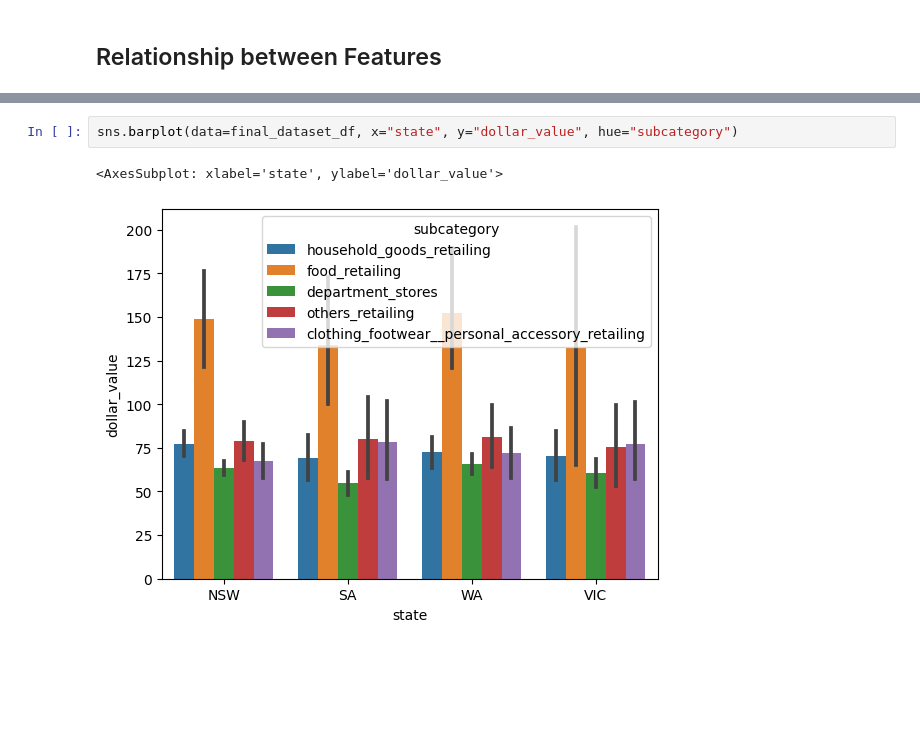
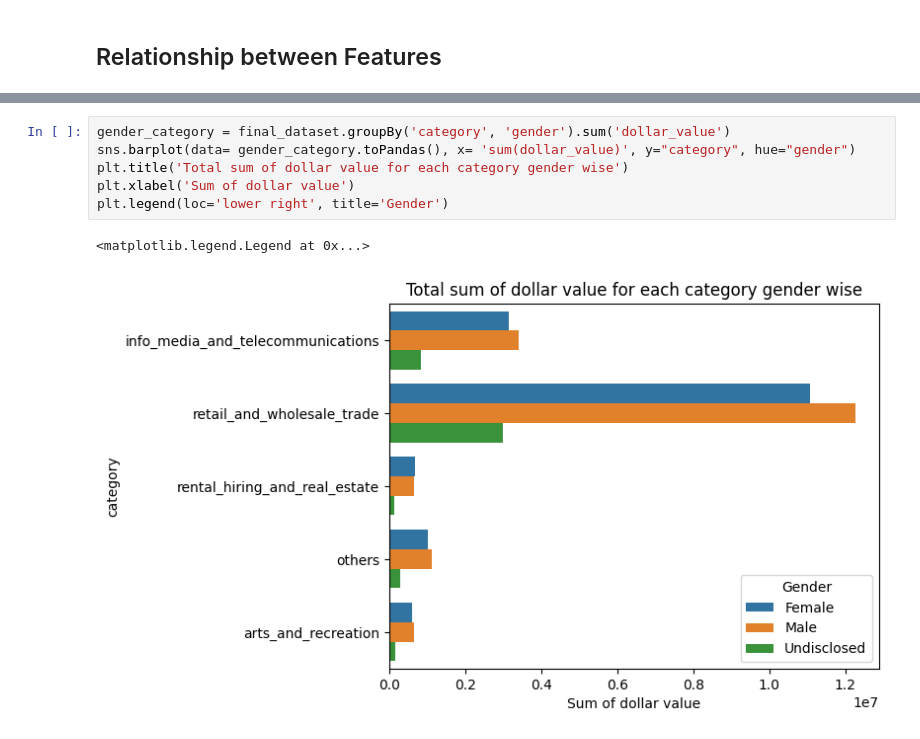
Before and after one commit to MAST30034-Applied-Data-Science/generic-buy-now-pay-later-project-group-56-bnlp, a Jupyter notebook: notebooks/Transaction_Analysis.ipynb, the cells around one changed output, grey strips where cells are left out. Cells and saved outputs as stored; diff of their text form; blank space fills up the shorter version.

```diff
--- a/notebooks/Transaction_Analysis.ipynb
+++ b/notebooks/Transaction_Analysis.ipynb
@@ -163,5 +139,9 @@ sns.barplot(data=final_dataset_df, x="state", y="dollar_value", hue="category")
-# %%
-sns.barplot(data=final_dataset_df, x="state", y="dollar_value", hue="subcategory")
-# %% [output]
-<AxesSubplot: xlabel='state', ylabel='dollar_value'>
-[figure, removed]
+# %%
+gender_category = final_dataset.groupBy('category', 'gender').sum('dollar_value')
+sns.barplot(data= gender_category.toPandas(), x= 'sum(dollar_value)', y="category", hue="gender")
+plt.title('Total sum of dollar value for each category gender wise')
+plt.xlabel('Sum of dollar value')
+plt.legend(loc='lower right', title='Gender')
+# %% [output]
+<matplotlib.legend.Legend at 0x...>
+[figure, added]
```
Also changed, not shown: parts of 12 cells of this notebook.
